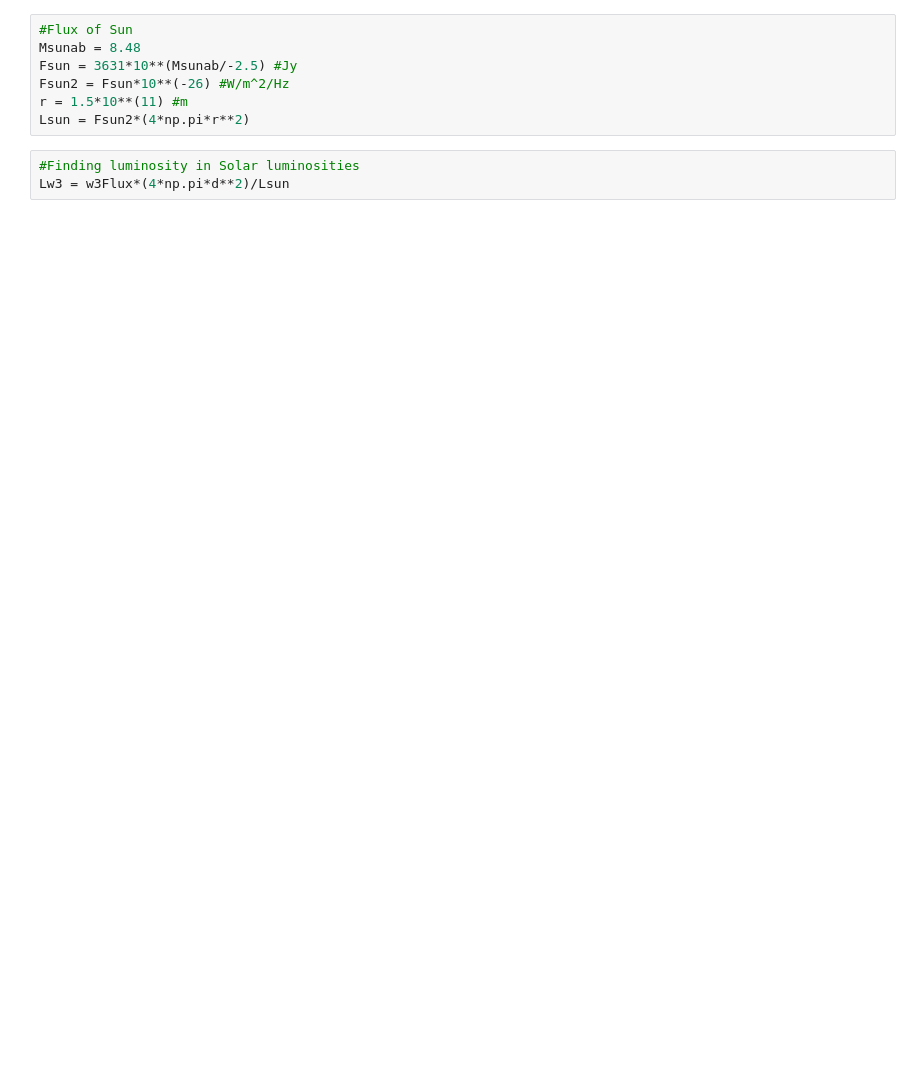
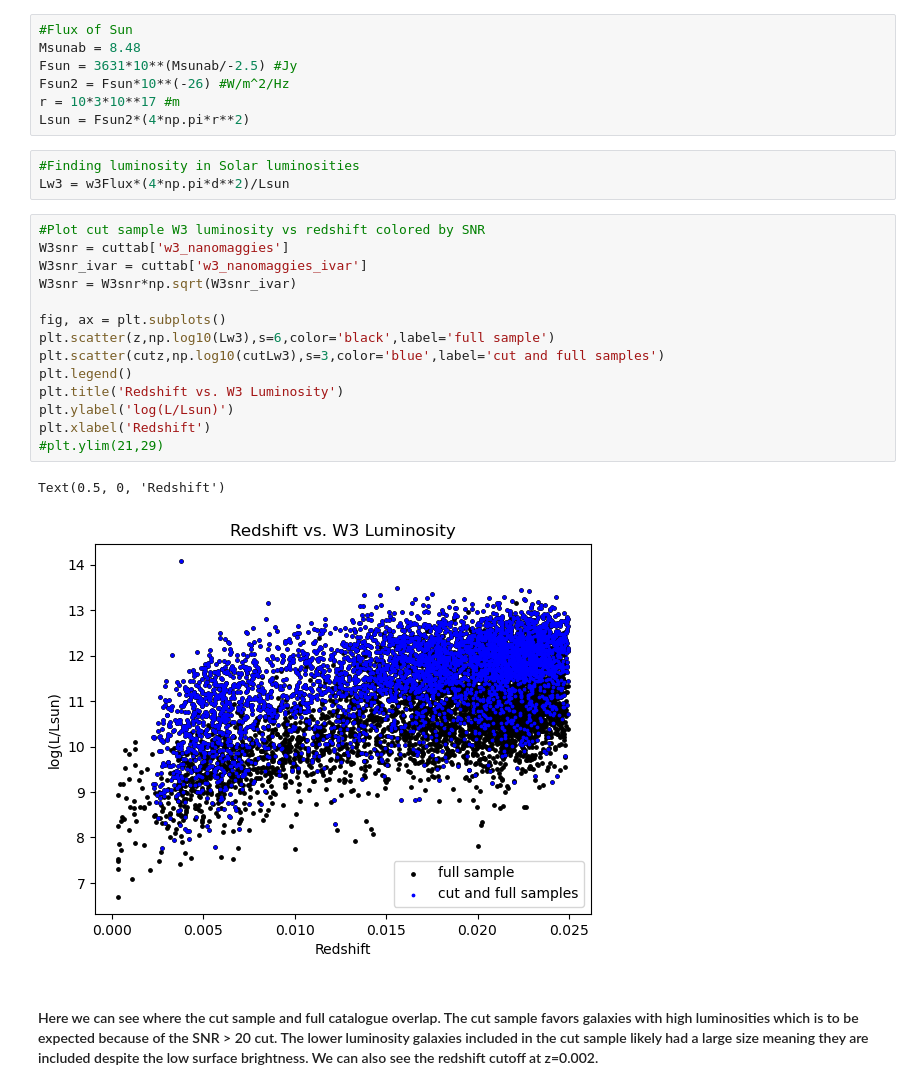
Before and after one commit to EvanBarkus/WISESize_Project, a Jupyter notebook: LvRedshiftPlot.ipynb, the cells around one changed output. Drawn from its saved outputs; the diff is of its cells as text; blank space fills up the shorter version.

```diff
--- a/LvRedshiftPlot.ipynb
+++ b/LvRedshiftPlot.ipynb
@@ -94,10 +94,29 @@ d = v/H0
 Msunab = 8.48
 Fsun = 3631*10**(Msunab/-2.5) #Jy
 Fsun2 = Fsun*10**(-26) #W/m^2/Hz
-r = 1.5*10**(11) #m
+r = 10*3*10**17 #m
 Lsun = Fsun2*(4*np.pi*r**2)
 # %%
 #Finding luminosity in Solar luminosities
 Lw3 = w3Flux*(4*np.pi*d**2)/Lsun
+# %%
+#Plot cut sample W3 luminosity vs redshift colored by SNR
+W3snr = cuttab['w3_nanomaggies']
+W3snr_ivar = cuttab['w3_nanomaggies_ivar']
+W3snr = W3snr*np.sqrt(W3snr_ivar)
+
+fig, ax = plt.subplots()
+plt.scatter(z,np.log10(Lw3),s=6,color='black',label='full sample')
+plt.scatter(cutz,np.log10(cutLw3),s=3,color='blue',label='cut and full samples')
+plt.legend()
+plt.title('Redshift vs. W3 Luminosity')
+plt.ylabel('log(L/Lsun)')
+plt.xlabel('Redshift')
+#plt.ylim(21,29)
+# %% [output]
+Text(0.5, 0, 'Redshift')
+[figure, added]
+# %% [markdown]
+#### Here we can see where the cut sample and full catalogue overlap. The cut sample favors galaxies with high luminosities which is to be expected because of the SNR > 20 cut. The lower luminosity galaxies included in the cut sample likely had a large size meaning they are included despite the low surface brightness. We can also see the redshift cutoff at z=0.002.
 # %%
 #Plot W3 luminosity vs redshift colored by SNR
```
Also changed, not shown: parts of 6 cells of this notebook.
